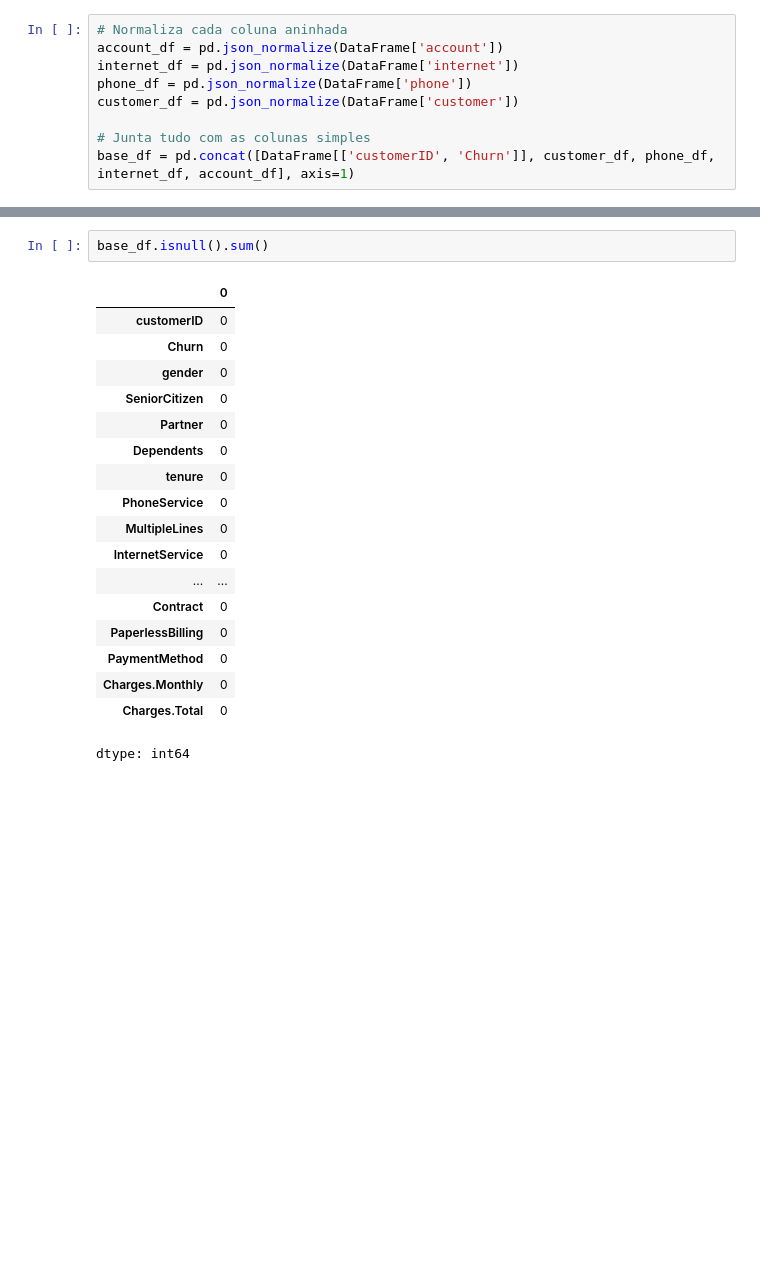
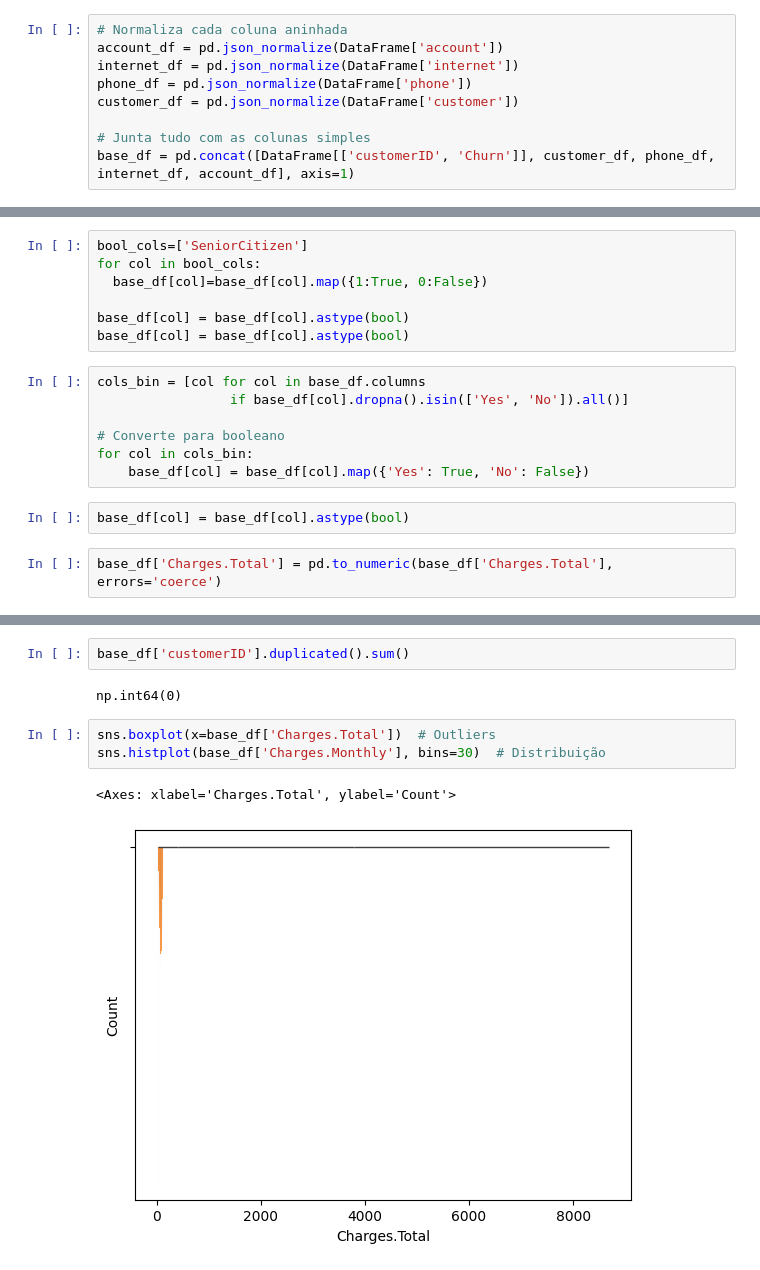
Before and after one commit to isaacmikhail/TelecomX_challenge_Alura, a Jupyter notebook: TelecomX_challenge.ipynb, the cells around one changed output, grey strips where cells are left out. Saved outputs shown, nothing was run; the diff lists cells and outputs as text; blank space fills up the shorter version.

```diff
--- a/TelecomX_challenge.ipynb
+++ b/TelecomX_challenge.ipynb
@@ -36,3 +164,21 @@ base_df = pd.concat([DataFrame[['customerID', 'Churn']], customer_df, phone_df,
+# %%
+bool_cols=['SeniorCitizen']
+for col in bool_cols:
+  base_df[col]=base_df[col].map({1:True, 0:False})
+
+base_df[col] = base_df[col].astype(bool)
+base_df[col] = base_df[col].astype(bool)
+# %%
+cols_bin = [col for col in base_df.columns
+                 if base_df[col].dropna().isin(['Yes', 'No']).all()]
+
+# Converte para booleano
+for col in cols_bin:
+    base_df[col] = base_df[col].map({'Yes': True, 'No': False})
+# %%
+base_df[col] = base_df[col].astype(bool)
+# %%
+base_df['Charges.Total'] = pd.to_numeric(base_df['Charges.Total'], errors='coerce')
 # %%
 base_df.info()
 # %% [output]
@@ -56,21 +207,10 @@ memory usage: 1.2+ MB
 # %%
-base_df.isnull().sum()
+base_df['customerID'].duplicated().sum()
 # %% [output]
-|  | 0 |
-| customerID | 0 |
-| Churn | 0 |
-| gender | 0 |
-| SeniorCitizen | 0 |
-| Partner | 0 |
-| Dependents | 0 |
-| tenure | 0 |
-| PhoneService | 0 |
-| MultipleLines | 0 |
-| InternetService | 0 |
-| ... | ... |
-| Contract | 0 |
-| PaperlessBilling | 0 |
-| PaymentMethod | 0 |
-| Charges.Monthly | 0 |
-| Charges.Total | 0 |
-dtype: int64
+np.int64(0)
+# %%
+sns.boxplot(x=base_df['Charges.Total'])  # Outliers
+sns.histplot(base_df['Charges.Monthly'], bins=30)  # Distribuição
+# %% [output]
+<Axes: xlabel='Charges.Total', ylabel='Count'>
+[figure, added]
```
Also changed, not shown: parts of 17 cells of this notebook.
